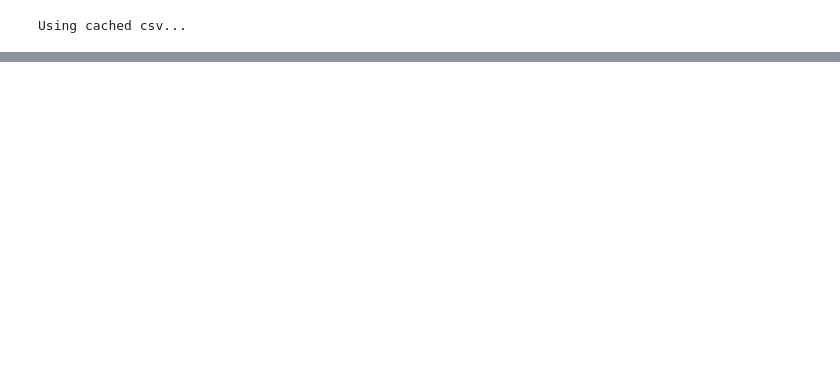
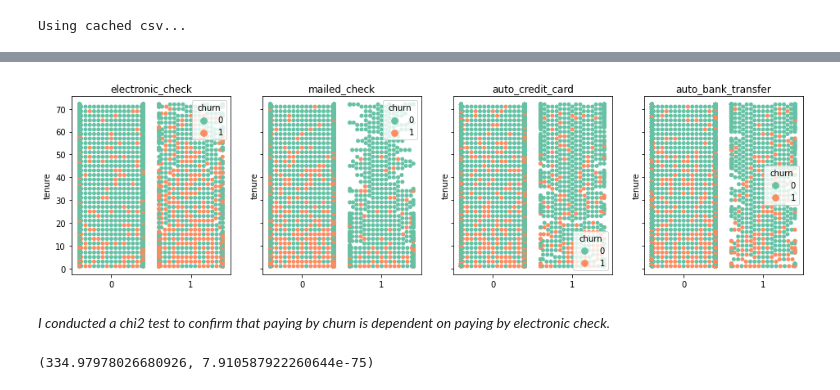
Before and after one commit to kristofer-rivera/classification-project, a Jupyter notebook: final_report.ipynb, the cells around one changed output, grey strips where cells are left out. Drawn from its saved outputs; the diff is of its cells as text; code cells hidden in the pictures; blank space fills up the shorter version.

```diff
--- a/final_report.ipynb
+++ b/final_report.ipynb
@@ -83,0 +132,5 @@ Was the phrase "women and children first" just a myth or did they really try to
+# %%
+#Chi Square test on fiber_optic vs Churn
+cat_var = 'fiber_optic'
+target= 'churn'
+observed = pd.crosstab(train[cat_var], train[target])
@@ -89,0 +152,20 @@ Women are more likely to survive.
+# %%
+#Conduct multivariate statistic visualization
+cat_vars = ['electronic_check', 'mailed_check', 'auto_credit_card', 'auto_bank_transfer']
+quant_vars = ['tenure']
+
+ex.plot_swarm_grid_with_color(train, target, cat_vars, quant_vars)
+plt.show()
+# %% [output]
+[figure, added]
+# %% [markdown]
+*I conducted a chi2 test to confirm that paying by churn is dependent on paying by electronic check.*
+# %%
+#Chi Square test on electronic_check vs Churn
+cat_var = 'electronic_check'
+target= 'churn'
+observed = pd.crosstab(train[cat_var], train[target])
+chi2, p, degf, expected = stats.chi2_contingency(observed)
+chi2, p
+# %% [output]
+(334.97978026680926, 7.910587922260644e-75)
```
Also changed, not shown: parts of 51 cells of this notebook.
